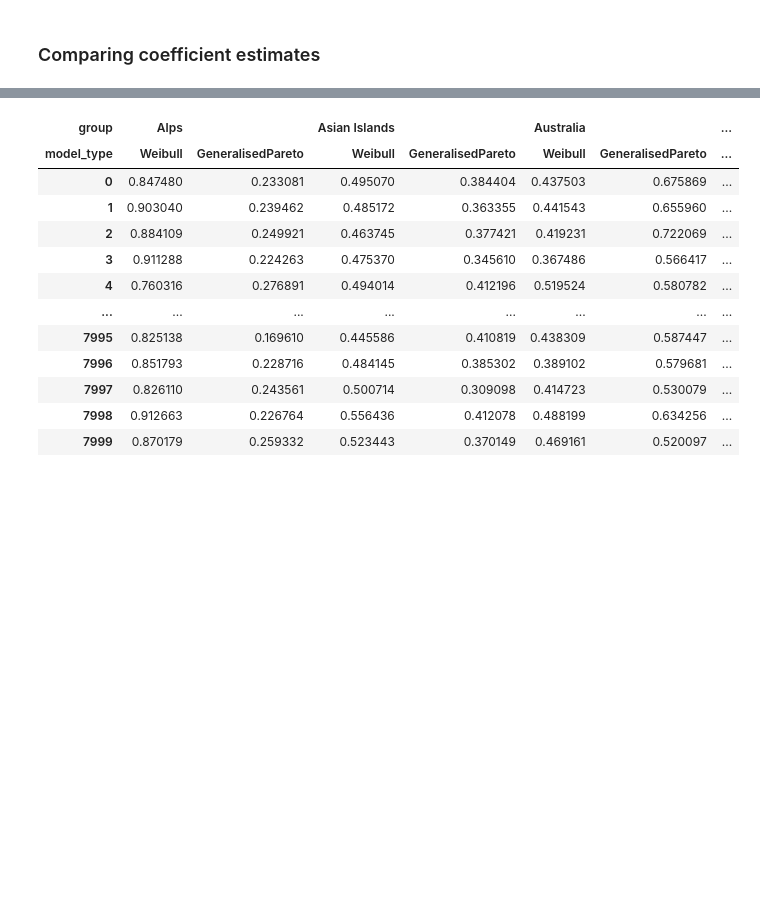
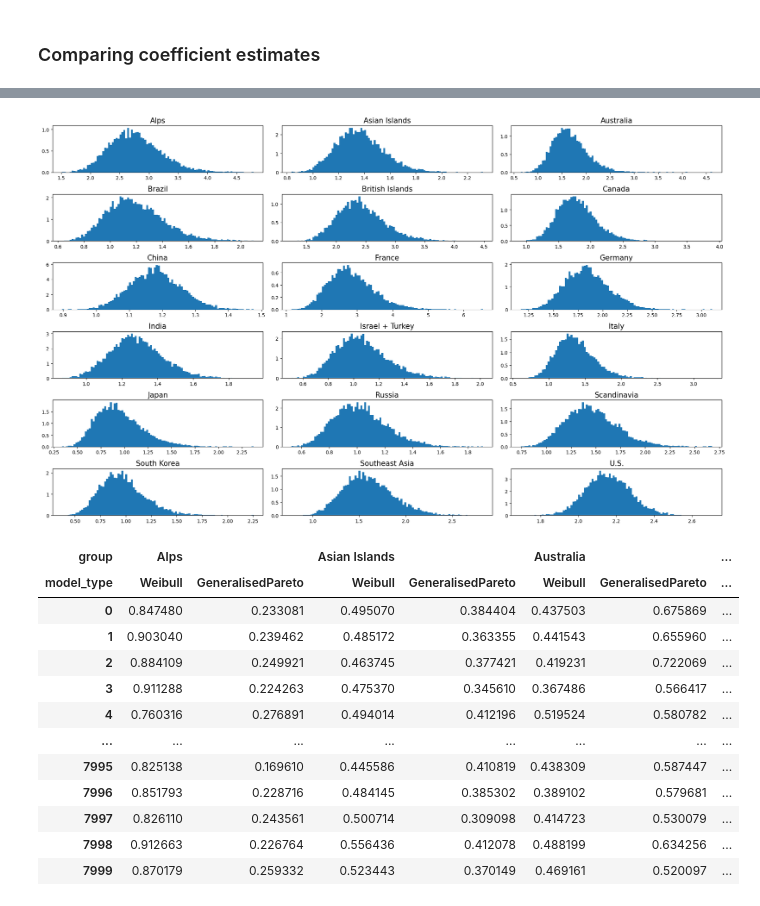
Before and after one commit to plhocker/top_wealth_thesis, a Jupyter notebook: Notebooks/models/bayesian_cross_sectional_regularised.ipynb, the cells around one changed output, grey strips where cells are left out. Cells and saved outputs as stored; diff of their text form; code cells hidden in the pictures; blank space fills up the shorter version.

```diff
--- a/Notebooks/models/bayesian_cross_sectional_regularised.ipynb
+++ b/Notebooks/models/bayesian_cross_sectional_regularised.ipynb
@@ -347,3 +350,8 @@ plt.show()
 # find the average absolute residuals by country/distribution:
 without_pareto = mean_wealth_df[mean_wealth_df.index.get_level_values('model_type') != 'Pareto']
 grouped_mean_wealth = without_pareto.groupby(['group', 'model_type']).mean()
+# %%
+unregularised_path = "../../Stored_Results/bayesian_cross_sectional/mean_wealth_df.pkl"
+if os.path.exists(unregularised_path):
+    with open(unregularised_path, 'rb') as f:
+        unregularised_mean_wealth_df = dill.load(f)
@@ -409,3 +473,31 @@ plt.show()
 [figure]
 # %% [markdown]
 ### Comparing coefficient estimates
+# %%
+# Scale coefficients
+year = 2022
+path = f"../../Stored_Results/bayesian_cross_sectional_regularised/scale_coefficient_df_{year}.pkl"
+rebuild = False
+if os.path.exists(path) and not rebuild:
+    with open(path, 'rb') as f:
+        scale_coefficient_df = dill.load(f)
+else:
+    scale_coefficients = {}
+    for group in groups:
+        print(f"Calculating scale coefficients for {group}")
+        for model_type in ['Pareto', 'Weibull', 'GeneralisedPareto']:
+            model = train_or_retrieve_regularised_cross_sectional_model(panel_df=df, group=group, model_type=model_type, retrain_if_saved=False)
+            post_pred_df = model.posterior_predictive()
+            if model_type == 'Pareto':
+                post_pred = post_pred_df[f'alpha_{year}']
+                scale_coefficients[(group, model_type)] = post_pred.dropna()
+            elif model_type == 'Weibull':
+                post_pred = post_pred_df[f'alpha_{year}']
+                scale_coefficients[(group, model_type)] = post_pred.dropna()
+            elif model_type == 'GeneralisedPareto':
+                post_pred = post_pred_df[f'sigma_{year}']
+                scale_coefficients[(group, model_type)] = post_pred.dropna()
+    scale_coefficient_df = pd.DataFrame(scale_coefficients).T
+    scale_coefficient_df.index.names = ['group', 'model_type']
+    with open(path, 'wb') as f:
+        dill.dump(scale_coefficient_df, f)
@@ -412,3 +521,16 @@ plt.show()
+# %%
+genpareto_coef_df = scale_coefficient_df.xs('GeneralisedPareto', level='model_type').T
+sub_regions = genpareto_coef_df.columns
+fig, ax = plt.subplots(6, 3, figsize=(20, 12))
+for i in range(6):
+    for j in range(3):
+        ax[i, j].hist(genpareto_coef_df[sub_regions[i*3+j]], bins=100, density=True)
+        ax[i, j].set_title(sub_regions[i*3+j], fontsize=15)
+        #ax[i, j].set_xlim(0, 1.0)
+plt.tight_layout()
+plt.show()
+# %% [output]
+[figure, added]
 # %%
 path = "../../Stored_Results/bayesian_cross_sectional_regularised/shape_coefficient_df.pkl"
 rebuild = False
```
Also changed, not shown: parts of 8 cells of this notebook, 13 other files.
